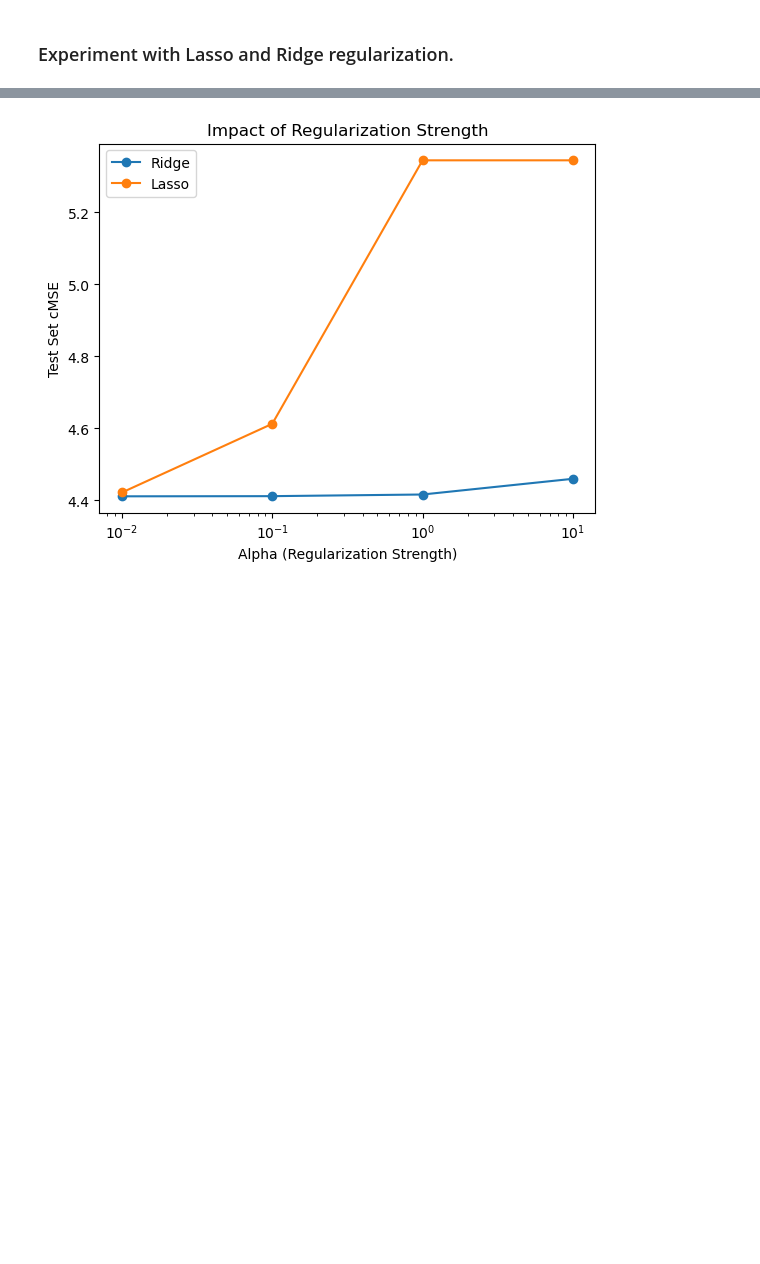
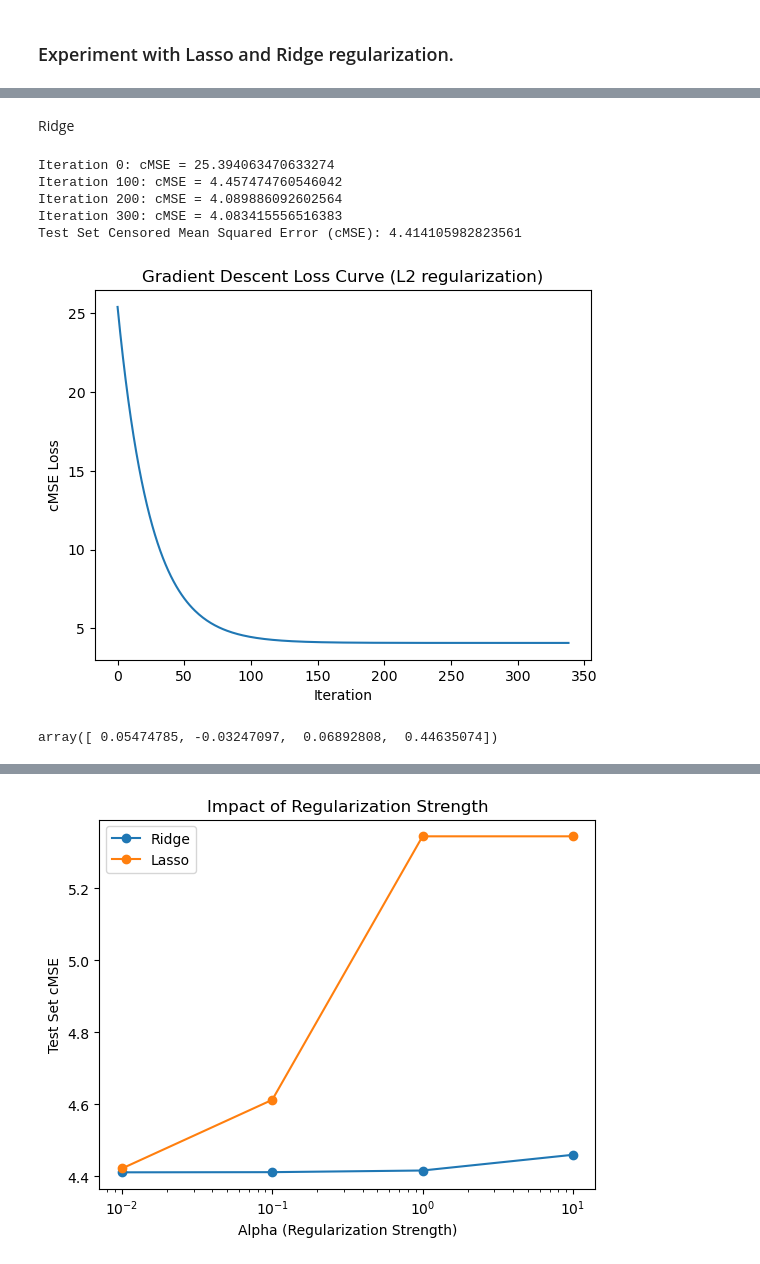
Before and after one commit to RenatoViola/AA_Assignment_2, a Jupyter notebook: Code/Task_1.ipynb, the cells around one changed output, grey strips where cells are left out. Drawn from its saved outputs; the diff is of its cells as text; code cells hidden in the pictures; blank space fills up the shorter version.

```diff
--- a/Code/Task_1.ipynb
+++ b/Code/Task_1.ipynb
@@ -327,0 +390,30 @@ array([ 0.05525705, -0.03328473,  0.07019185,  0.44635916])
+# %% [markdown]
+Ridge
+# %%
+weights_ridge, bias_ridge, losses_ridge = gradient_descent(
+    X_train_scaled, y_train, c_train, learning_rate=0.01, iterations=1000, regularization='ridge', alpha=0.01
+)
+
+# Make predictions on the test set
+y_pred_test = X_test_scaled @ weights_ridge + bias_ridge
+
+# Evaluate the model on the test set
+cMSE_test = cMSE(y_test, y_pred_test, c_test)
+print(f"Test Set Censored Mean Squared Error (cMSE): {cMSE_test}")
+
+# Plot the loss curve
+plt.plot(losses_ridge)
+plt.xlabel("Iteration")
+plt.ylabel("cMSE Loss")
+plt.title("Gradient Descent Loss Curve (L2 regularization)")
+plt.show()
+
+weights_ridge
+# %% [output]
+Iteration 0: cMSE = 25.394063470633274
+Iteration 100: cMSE = 4.457474760546042
+Iteration 200: cMSE = 4.089886092602564
+Iteration 300: cMSE = 4.083415556516383
+Test Set Censored Mean Squared Error (cMSE): 4.414105982823561
+[figure, added]
+array([ 0.05474785, -0.03247097,  0.06892808,  0.44635074])
```
Also changed, not shown: parts of 7 cells of this notebook.
